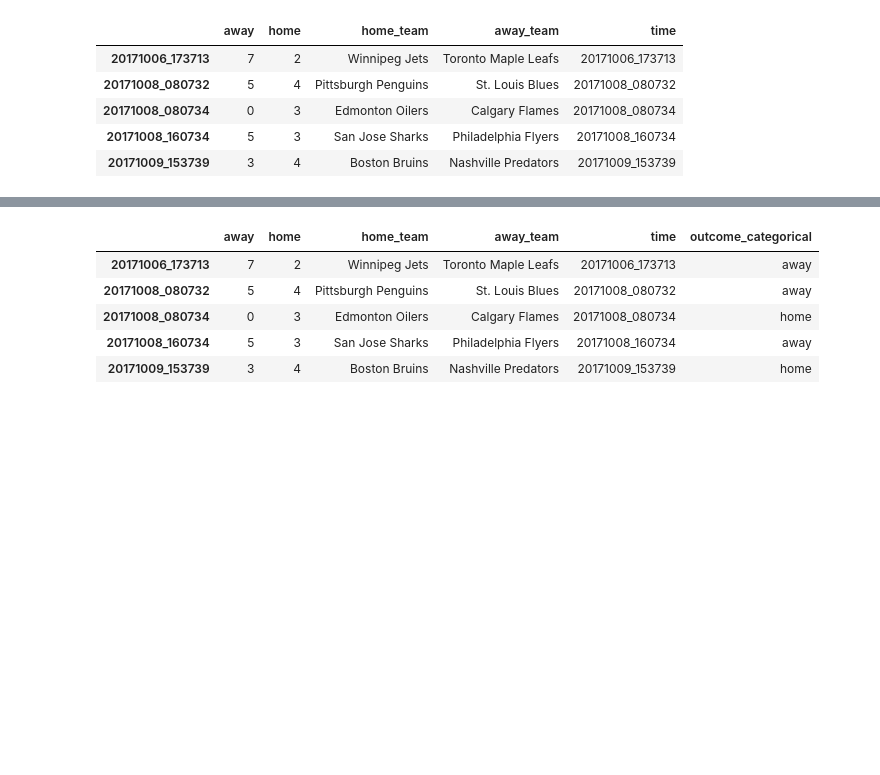
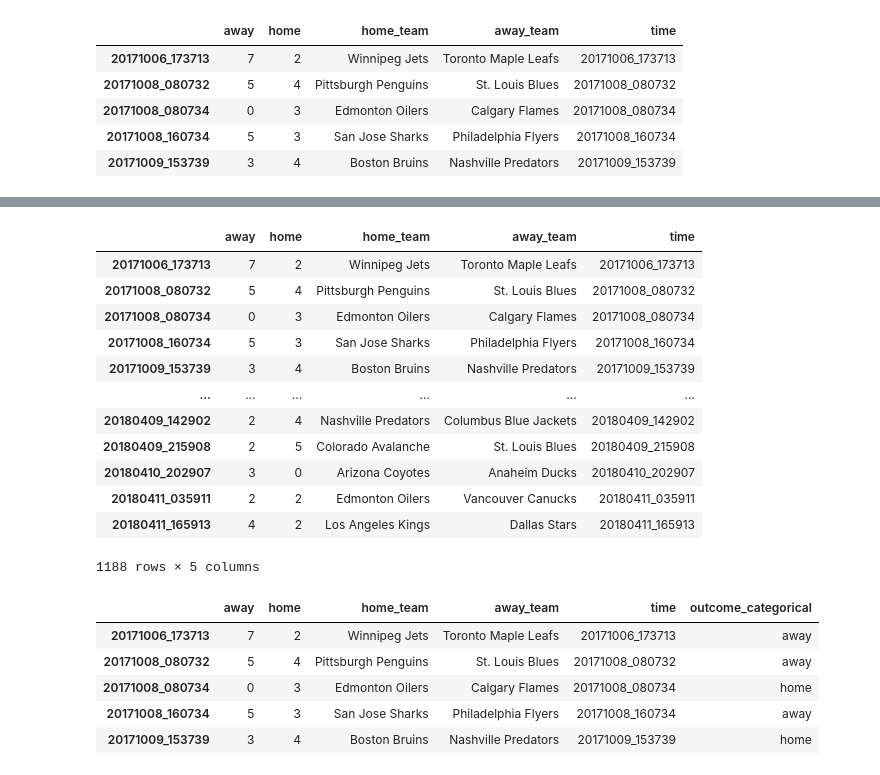
Before and after one commit to dennislamcv1/UoMSportsAnalytics, a Jupyter notebook: Introduction to Machine Learning in Sports Analytics/hockey_wins-1.ipynb, the cells around one changed output, grey strips where cells are left out. Saved outputs shown, nothing was run; the diff lists cells and outputs as text; code cells hidden in the pictures; blank space fills up the shorter version.

```diff
--- a/Introduction to Machine Learning in Sports Analytics/hockey_wins-1.ipynb
+++ b/Introduction to Machine Learning in Sports Analytics/hockey_wins-1.ipynb
@@ -79,0 +193,17 @@ game_results.head()
+# %%
+df2 = df[df["away_team"].str.contains("Vegas Golden Knights") == False]
+df2
+# %% [output]
+|  | away | home | home_team | away_team | time |
+| 20171006_173713 | 7 | 2 | Winnipeg Jets | Toronto Maple Leafs | 20171006_173713 |
+| 20171008_080732 | 5 | 4 | Pittsburgh Penguins | St. Louis Blues | 20171008_080732 |
+| 20171008_080734 | 0 | 3 | Edmonton Oilers | Calgary Flames | 20171008_080734 |
+| 20171008_160734 | 5 | 3 | San Jose Sharks | Philadelphia Flyers | 20171008_160734 |
+| 20171009_153739 | 3 | 4 | Boston Bruins | Nashville Predators | 20171009_153739 |
+| ... | ... | ... | ... | ... | ... |
+| 20180409_142902 | 2 | 4 | Nashville Predators | Columbus Blue Jackets | 20180409_142902 |
+| 20180409_215908 | 2 | 5 | Colorado Avalanche | St. Louis Blues | 20180409_215908 |
+| 20180410_202907 | 3 | 0 | Arizona Coyotes | Anaheim Ducks | 20180410_202907 |
+| 20180411_035911 | 2 | 2 | Edmonton Oilers | Vancouver Canucks | 20180411_035911 |
+| 20180411_165913 | 4 | 2 | Los Angeles Kings | Dallas Stars | 20180411_165913 |
+1188 rows × 5 columns
```
Also changed, not shown: parts of 25 cells of this notebook, 4 other files.
